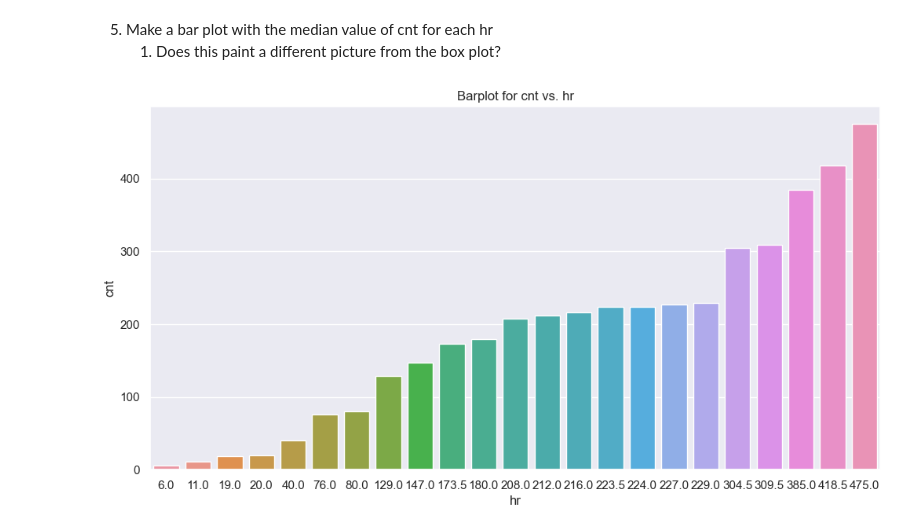
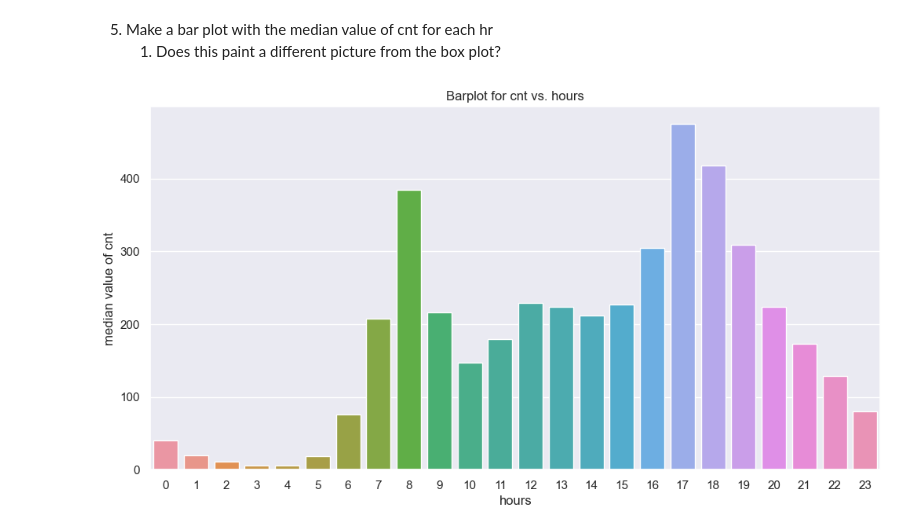
Before and after one commit to mungekarkiran/Bike_Sharing_Demand_Prediction, a Jupyter notebook: Research/Bike_Sharing_Demand_Prediction.ipynb, the cells around one changed output. Cells and saved outputs as stored; diff of their text form; code cells hidden in the pictures.

```diff
--- a/Research/Bike_Sharing_Demand_Prediction.ipynb
+++ b/Research/Bike_Sharing_Demand_Prediction.ipynb
@@ -327,12 +327,12 @@ plt.show()
 5.	Make a bar plot with the median value of cnt for each hr
 	1.	Does this paint a different picture from the box plot?
 # %%
-median_values = data.groupby('hr')['cnt'].median()
-sns.barplot(data=median_values, x=median_values.values, y=median_values.index)
+median_values = pd.DataFrame(dict(data.groupby('hr')['cnt'].median()).items(), columns=['hours', 'cnt'])
+sns.barplot(data=median_values, x='hours', y='cnt')
 
-plt.title('Barplot for cnt vs. hr')
-plt.xlabel('hr')
-plt.ylabel('cnt')
+plt.title('Barplot for cnt vs. hours')
+plt.xlabel('hours')
+plt.ylabel('median value of cnt')
 plt.show()
 # %% [output]
-[figure, old version]
+[figure, new version]
```
Also changed, not shown: parts of 4 cells of this notebook.
